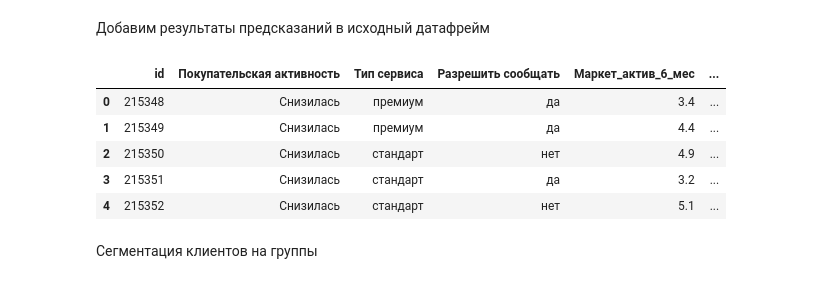
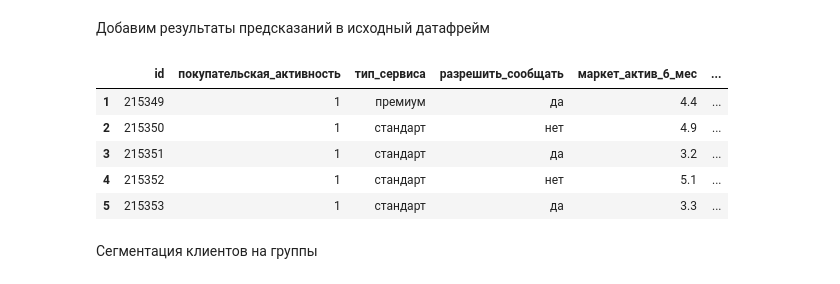
Before and after one commit to nikkhav/yandex-practicum-projects, a Jupyter notebook: market-ml.ipynb, the cells around one changed output. Cells and saved outputs as stored; diff of their text form; code cells hidden in the pictures.

```diff
--- a/market-ml.ipynb
+++ b/market-ml.ipynb
@@ -408,6 +439,6 @@ TEST_SIZE = 0.25
 # %%
-X = market.drop(['id', 'Покупательская активность'], axis=1)
-y = market['Покупательская активность']
+X = market.drop(['id', 'покупательская_активность', 'выручка_препредыдущий_месяц'], axis=1)
+y = market['покупательская_активность']
 X_train, X_test, y_train, y_test = train_test_split(X, y, test_size=TEST_SIZE, random_state=RANDOM_STATE, stratify=y)
 # %%
 print(f'X_train shape: {X_train.shape}')
@@ -427,11 +458,10 @@ X_train.head()
 # %%
-ohe_columns = ['Популярная_категория']
-ord_columns = ['Тип сервиса', 'Разрешить сообщать']
-num_columns = ['Маркет_актив_6_мес', 'Маркет_актив_тек_мес', 'Длительность', 'Акционные_покупки',
-               'Средний_просмотр_категорий_за_визит', 'Неоплаченные_продукты_штук_квартал', 'Ошибка_сервиса',
-               'Страниц_за_визит', 'выручка_текущий_месяц', 'выручка_предыдущий_месяц',
-               'выручка_препредыдущий_месяц', 'минут_текущий_месяц',
-               'минут_предыдущий_месяц']
+ohe_columns = ['популярная_категория']
+ord_columns = ['тип_сервиса', 'разрешить_сообщать']
+num_columns = ['маркет_актив_6_мес', 'маркет_актив_тек_мес', 'длительность', 'акционные_покупки',
+               'средний_просмотр_категорий_за_визит', 'неоплаченные_продукты_штук_квартал', 'ошибка_сервиса',
+               'страниц_за_визит', 'выручка_текущий_месяц', 'выручка_предыдущий_месяц',
+               'минут_текущий_месяц','минут_предыдущий_месяц']
 # %% [markdown]
 Создадим пайплайн и обучим модели
 # %% [markdown]
@@ -448,7 +478,7 @@ ord_pipe = Pipeline(
     [('simpleImputer_before_ord', SimpleImputer(missing_values=np.nan, strategy='most_frequent')),
      ('ord', OrdinalEncoder(
          categories=[
-             ['премимум', 'стандарт'],
+             ['премиум', 'стандарт'],
              ['да', 'нет']
          ],
          handle_unknown='use_encoded_value', unknown_value=np.nan
@@ -501,12 +531,11 @@ param_grid = [
 
     # словарь для модели LogisticRegression()
     {
-        'models': [LogisticRegression(
-            random_state=RANDOM_STATE,
-            solver='liblinear',
-            penalty='l1'
-        )],
-        'models__C': range(1, 5),
+        'models': [LogisticRegression(random_state=RANDOM_STATE)],
+        'models__C': [0.01, 0.1, 1, 5, 10, 20],
+        'models__solver': ['liblinear', 'lbfgs', 'sag'],
+        'models__penalty': ['l2'],
+        'models__max_iter': [500, 1000],
         'preprocessor__num': [StandardScaler(), MinMaxScaler(), 'passthrough']
     },
 
@@ -642,17 +688,17 @@ No data for colormapping provided via 'c'. Parameters 'vmin', 'vmax' will be ign
 # %%
 y_prob = best_model.predict_proba(X)
 # Создаем столбец "Снижение покупательской активности в будущем" на основе порога 0.5
-market['Снижение покупательской активности в будущем'] = pd.Series(y_prob[:, 1]).apply(
+market['снижение_покупательской_активности_в_будущем'] = pd.Series(y_prob[:, 1]).apply(
     lambda x: 'Снизится' if x > 0.5 else 'Останется прежней'
 )
 market.head()
 # %% [output]
-|  | id | Покупательская активность | Тип сервиса | Разрешить сообщать | Маркет_актив_6_мес | ... |
-| 0 | 215348 | Снизилась | премиум | да | 3.4 | ... |
-| 1 | 215349 | Снизилась | премиум | да | 4.4 | ... |
-| 2 | 215350 | Снизилась | стандарт | нет | 4.9 | ... |
-| 3 | 215351 | Снизилась | стандарт | да | 3.2 | ... |
-| 4 | 215352 | Снизилась | стандарт | нет | 5.1 | ... |
+|  | id | покупательская_активность | тип_сервиса | разрешить_сообщать | маркет_актив_6_мес | ... |
+| 1 | 215349 | 1 | премиум | да | 4.4 | ... |
+| 2 | 215350 | 1 | стандарт | нет | 4.9 | ... |
+| 3 | 215351 | 1 | стандарт | да | 3.2 | ... |
+| 4 | 215352 | 1 | стандарт | нет | 5.1 | ... |
+| 5 | 215353 | 1 | стандарт | да | 3.3 | ... |
 # %% [markdown]
 Сегментация клиентов на группы
 # %% [markdown]
```
Also changed, not shown: parts of 79 cells of this notebook.
